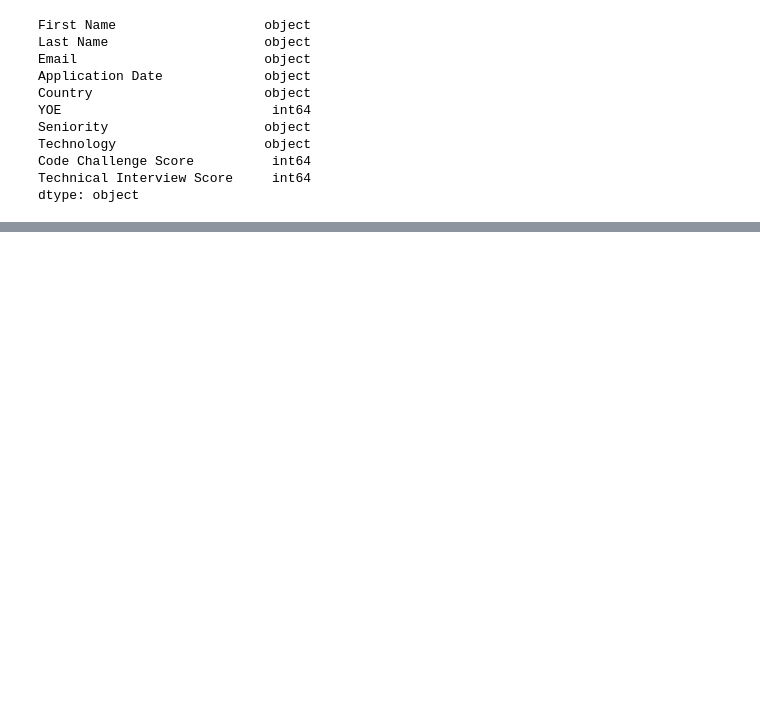
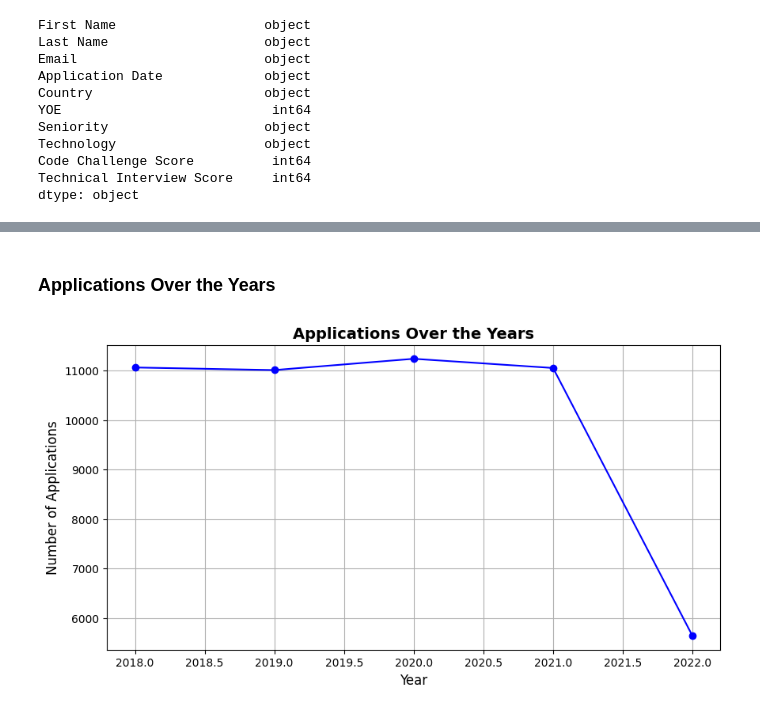
Before and after one commit to JuanDavidDazaR/Workshop--001-Data-engineer, a Jupyter notebook: notebooks/002_EDA.ipynb, the cells around one changed output, grey strips where cells are left out. Saved outputs shown, nothing was run; the diff lists cells and outputs as text; code cells hidden in the pictures; blank space fills up the shorter version.

```diff
--- a/notebooks/002_EDA.ipynb
+++ b/notebooks/002_EDA.ipynb
@@ -173,0 +233,16 @@ plt.show()
+# %% [markdown]
+### Applications Over the Years
+# %%
+
+applications_per_year = df["Application Date"].dt.year.value_counts().sort_index()
+
+plt.figure(figsize=(10, 5))
+plt.plot(applications_per_year.index, applications_per_year.values, marker='o', linestyle='-', color='b')
+
+plt.xlabel("Year", fontsize=12)
+plt.ylabel("Number of Applications", fontsize=12)
+plt.title("Applications Over the Years", fontsize=14, fontweight="bold")
+plt.grid(True)
+plt.show()
+# %% [output]
+[figure, added]
```
Also changed, not shown: parts of 87 cells of this notebook, 5 other files.
